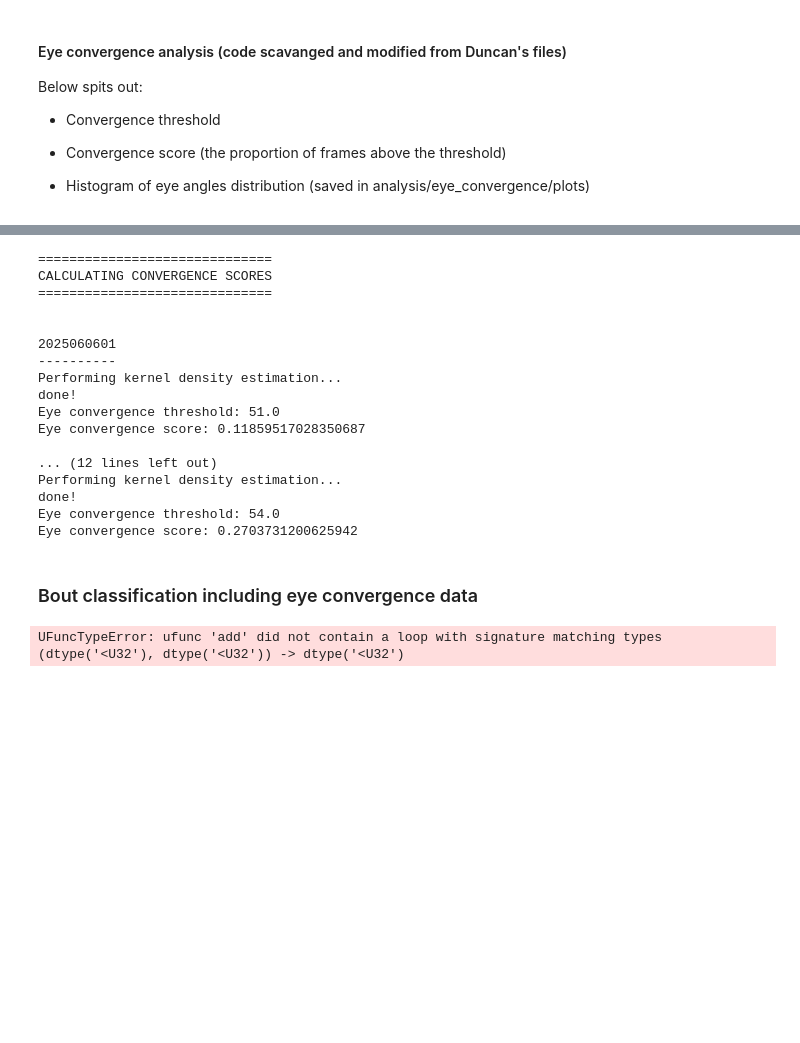
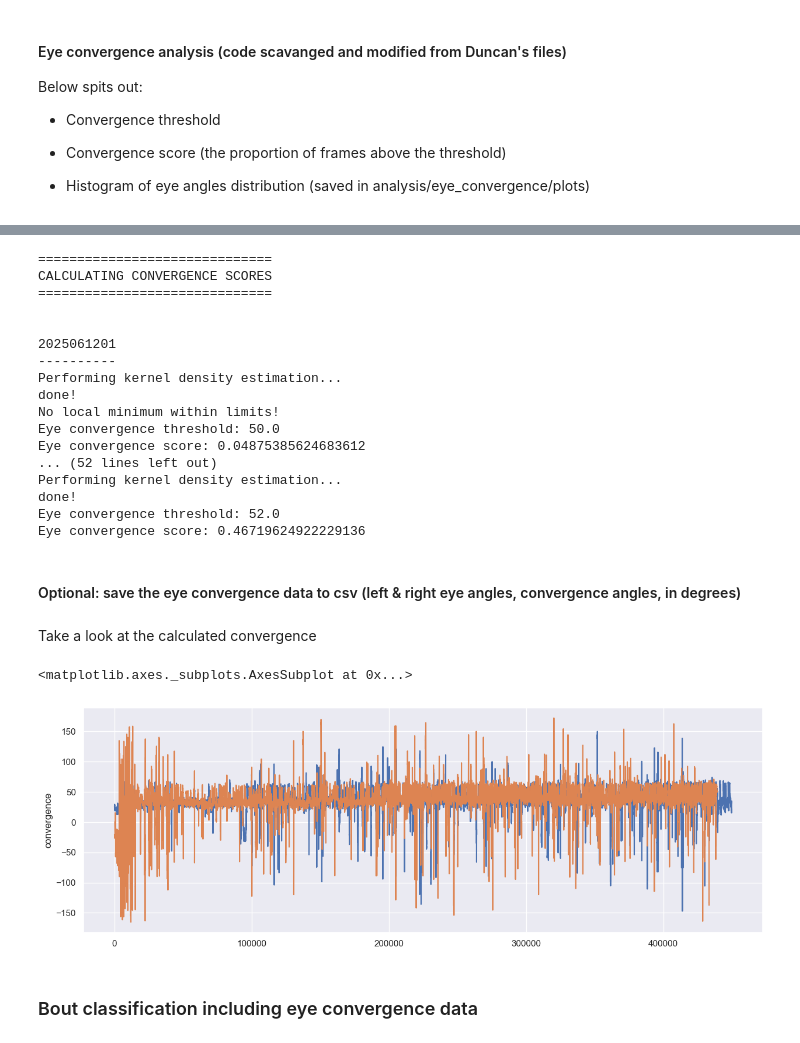
Before and after one commit to myngaf/behavior_analysis_tracking, a Jupyter notebook: test_eye_analysis.ipynb, the cells around one changed output, grey strips where cells are left out. Saved outputs shown, nothing was run; the diff lists cells and outputs as text; code cells hidden in the pictures; blank space fills up the shorter version.

```diff
--- a/test_eye_analysis.ipynb
+++ b/test_eye_analysis.ipynb
@@ -186,6 +242,6 @@ import os
 from behavior_analysis.experiment import  BehaviorExperiment
 import pandas as pd
 # Open experiment
-experiment = BehaviorExperiment.open(r"C:\Users\manyung.ng\Documents\behaviour_analysis\behavior_analysis_tracking\uv_trial")
+experiment = BehaviorExperiment.open(r"C:\Users\manyung.ng\Documents\behaviour_analysis\behavior_analysis_tracking\mafaa_analysis")
 print(experiment)
 # %% [output]
@@ -232,15 +286,17 @@ CALCULATING CONVERGENCE SCORES
 ==============================
 
 
-2025060601
+2025061201
 ----------
 Performing kernel density estimation...
 done!
-Eye convergence threshold: 51.0
-Eye convergence score: 0.11859517028350687
-
-... (12 lines left out)
+No local minimum within limits!
+Eye convergence threshold: 50.0
+Eye convergence score: 0.04875385624683612
+... (52 lines left out)
 Performing kernel density estimation...
 done!
-Eye convergence threshold: 54.0
-Eye convergence score: 0.2703731200625942
+Eye convergence threshold: 52.0
+Eye convergence score: 0.46719624922229136
+# %% [markdown]
+#### Optional: save the eye convergence data to csv (left & right eye angles, convergence angles, in degrees)
@@ -247,33 +307,30 @@ Eye convergence score: 0.2703731200625942
+# %% [markdown]
+Take a look at the calculated convergence
+# %%
+# try plotting with seaborn
+import seaborn as sns
+# set figure size
+sns.set_theme(rc={"figure.figsize": (15,5)})
+
+# plots all eye angles across the whole session (30 min)
+test_kinematics_df1 = pd.read_csv(experiment.subdirs['analysis'].joinpath("eye_convergence/angles/2025061205.csv")).get(["convergence"])
+test_kinematics_df2 = pd.read_csv(experiment.subdirs['analysis'].joinpath("eye_convergence/angles/2025061207.csv")).get(["convergence"])
+
+# uncomment this if plotting individual eye angles
+# test_kinematics_df1 = test_kinematics_df1.reset_index().rename(columns={'index': 'frame'}).melt( # reset_index and rename put the frame number (the original index) in a separate column
+#     id_vars= ['frame'], # these columns will be kept the same
+#     value_vars= ['left_angle','right_angle'], # these columns will be melted
+#     var_name= "direction", # the column name 'left_angle' and 'right_angle' will now label the angle degree in a separate column
+#     value_name= "angle (degree)" # the values of the 'left_angle' and 'right_angle' columns are now in one columns
+# )
+test_kinematics_df1
+
+# x='frame', y="angle (degree)" for plotting individual eye angles
+# x=test_kinematics_df1.index, y="convergence" for eye convergences (x is frame number aka across time)
+sns.lineplot(data=test_kinematics_df1, x=test_kinematics_df1.index, y="convergence", legend="auto")
+sns.lineplot(data=test_kinematics_df2, x=test_kinematics_df2.index, y="convergence", legend="auto")
+# %% [output]
+<matplotlib.axes._subplots.AxesSubplot at 0x...>
+[figure, added]
 # %% [markdown]
 ### Bout classification including eye convergence data
-# %%
-bouts_path = os.path.join(experiment.subdirs['analysis'], 'bouts.csv')
-bouts_df = pd.read_csv(bouts_path, index_col=0, dtype={'ID': str, 'video_code': str})
-
-eye_convergence_directory = os.path.join(experiment.subdirs['analysis'], 'eye_convergence')
-convergence_scores_path = os.path.join(eye_convergence_directory, 'convergence_scores.csv')
-
-convergence_scores = pd.read_csv(convergence_scores_path, dtype={'ID': str})
-
-frame_rate = 250.
-window = int(0.02 * 250)
-
-# Import bout data
-bouts = bouts = BoutData.from_metadata(bouts_df, experiment.subdirs['kinematics'], tail_only=False)
-
-print_heading('CLASSIFYING BOUTS')
-convergence_states = np.empty((len(bouts_df), 4))
-i = 0
-for idx, fish_info in convergence_scores.iterrows():
-    print(fish_info.ID)
-    for bout in bouts.list_bouts(IDs=[fish_info.ID]):
-        bout_convergence = np.degrees(bout['right'] - bout['left'])
-        convergence_start = bout_convergence[:window].mean()
-        convergence_end = bout_convergence[-window:].mean()
-        convergence_states[i, :2] = np.array([convergence_start, convergence_end])
-        convergence_states[i, 2:] = (np.array([convergence_start, convergence_end]) >= fish_info.threshold)
-        i += 1
-assert i == len(convergence_states), 'Incorrect number of bouts!'
-np.save(os.path.join(eye_convergence_directory, 'convergence_states.npy'), convergence_states)
-# %% [output]
-UFuncTypeError: ufunc 'add' did not contain a loop with signature matching types (dtype('<U32'), dtype('<U32')) -> dtype('<U32')
```
Also changed, not shown: parts of 37 cells of this notebook.
